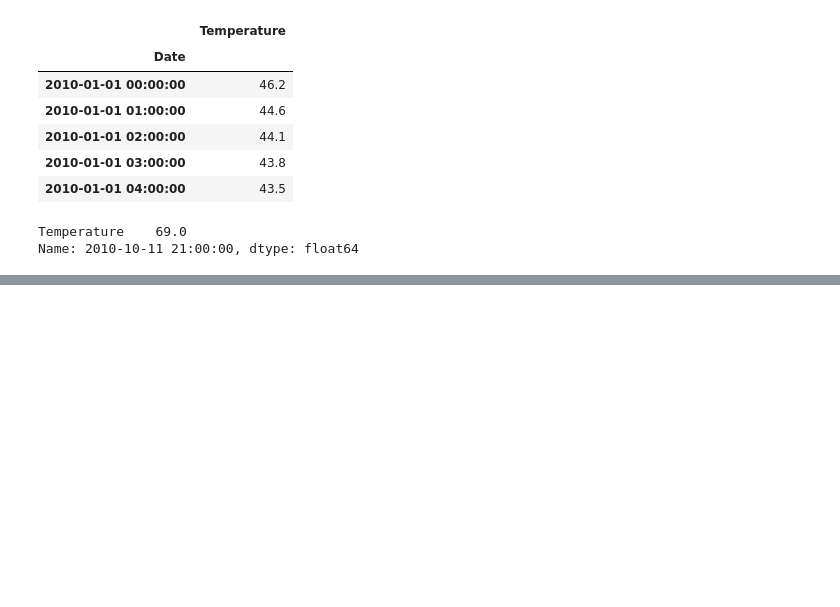
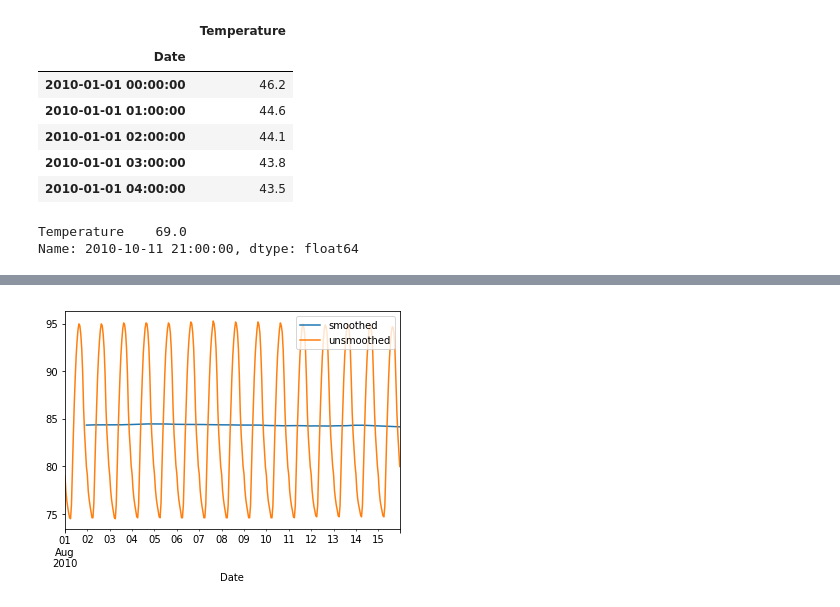
Before and after one commit to Suvamp/Datacamp-Notebooks, a Jupyter notebook: 8.pandas-foundations.ipynb, the cells around one changed output, grey strips where cells are left out. Cells and saved outputs as stored; diff of their text form; code cells hidden in the pictures; blank space fills up the shorter version.

```diff
--- a/8.pandas-foundations.ipynb
+++ b/8.pandas-foundations.ipynb
@@ -605,0 +606,3 @@ ts3 = ts0.loc['2010-12-15':'2010-12-31']
+# %%
+df = pd.read_csv('temp.csv',index_col='Date',parse_dates=True)
+df.head()
@@ -605,0 +653,15 @@ ts3 = ts0.loc['2010-12-15':'2010-12-31']
+# %%
+# Extract data from 2010-Aug-01 to 2010-Aug-15: unsmoothed
+unsmoothed = df['Temperature']['2010-08-01':'2010-08-15']
+
+# Apply a rolling mean with a 24 hour window: smoothed
+smoothed = unsmoothed.rolling(window=24).mean()
+
+# Create a new DataFrame with columns smoothed and unsmoothed: august
+august = pd.DataFrame({'smoothed':smoothed, 'unsmoothed':unsmoothed})
+
+# Plot both smoothed and unsmoothed data using august.plot().
+august.plot()
+plt.show()
+# %% [output]
+[figure, added]
```
Also changed, not shown: parts of 16 cells of this notebook, 8 other files.
